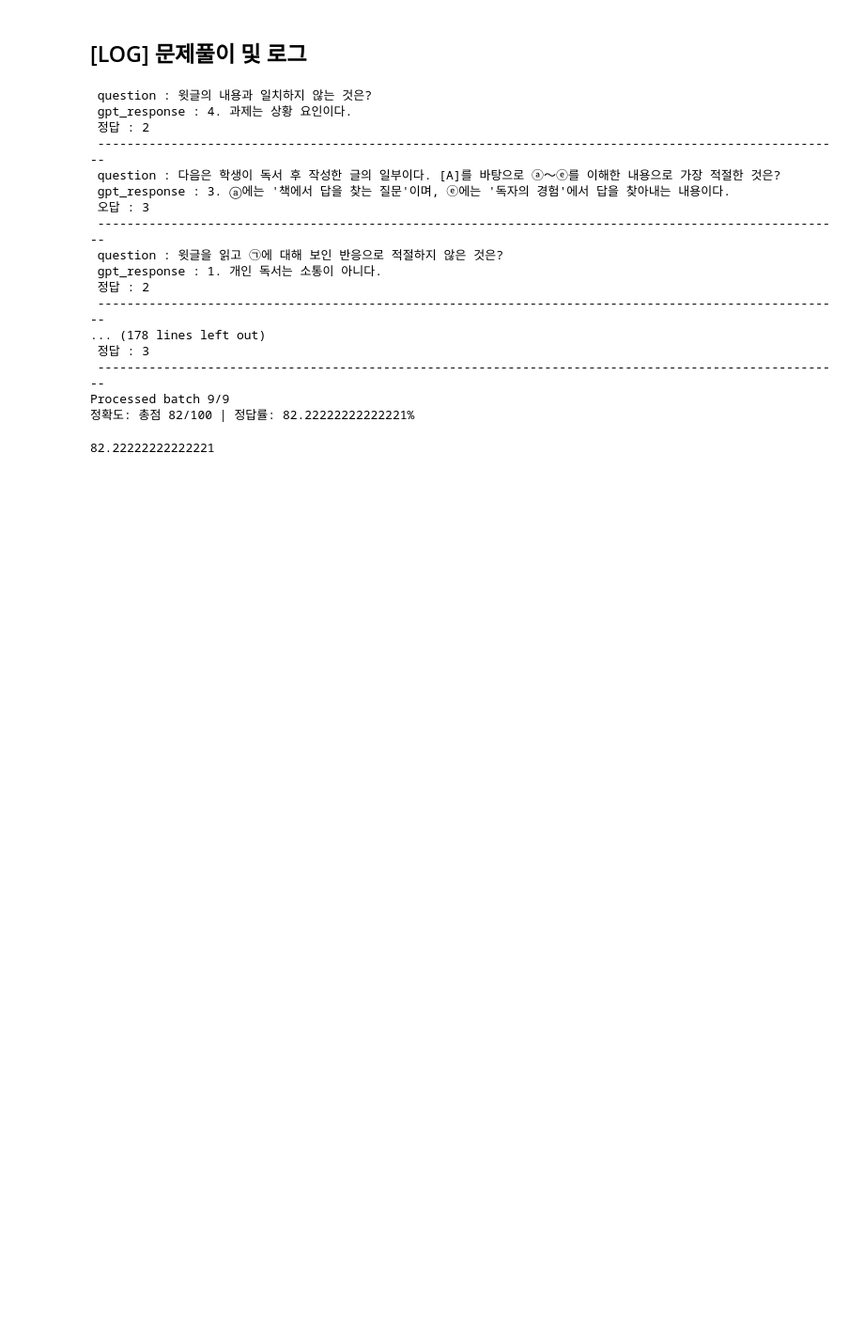
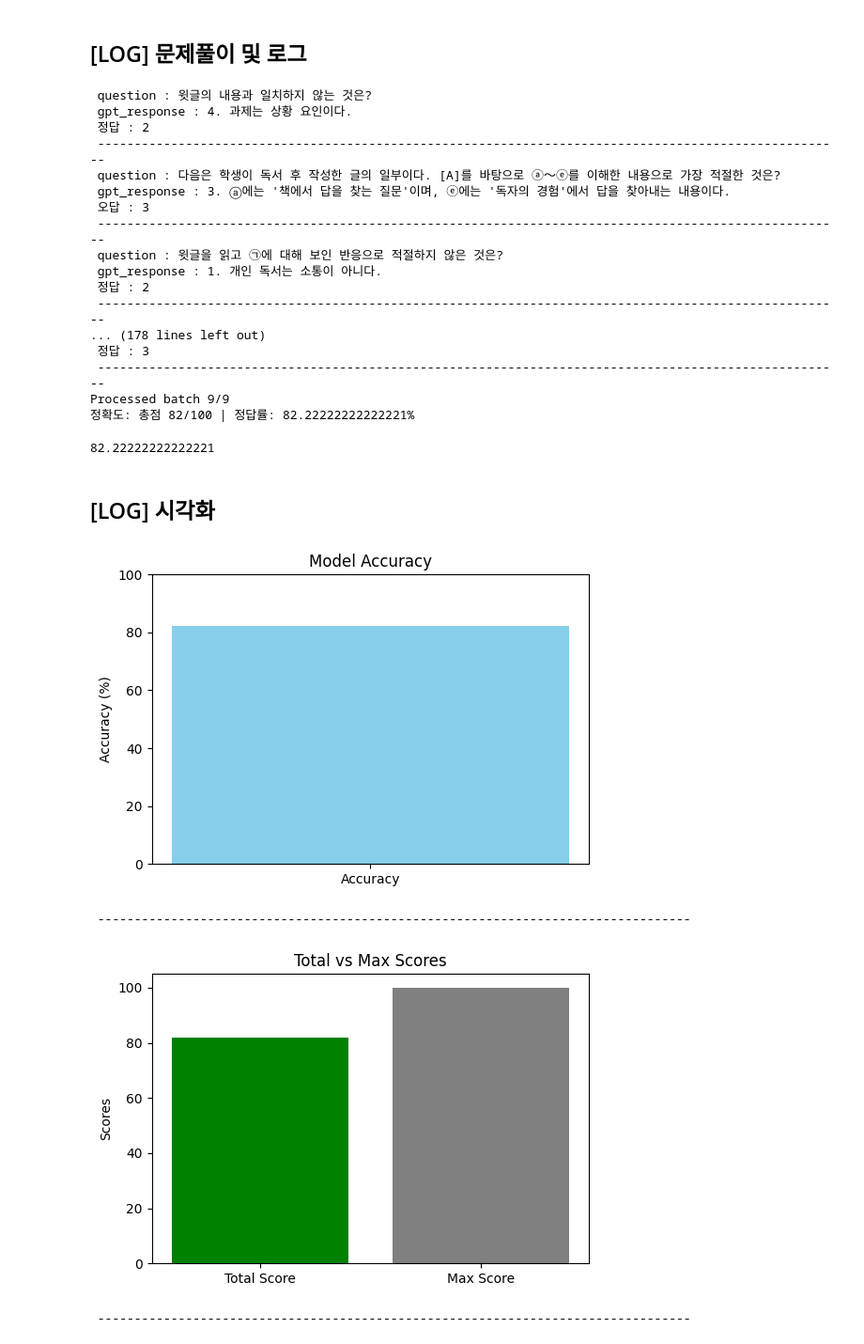
Before and after one commit to rocodoco20/AI1week, a Jupyter notebook: cuda_psy_4Hweek.ipynb, the cells around one changed output. Shown: that part at 94% size. Saved outputs shown, nothing was run; the diff lists cells and outputs as text; code cells hidden in the pictures; blank space fills up the shorter version.

```diff
--- a/cuda_psy_4Hweek.ipynb
+++ b/cuda_psy_4Hweek.ipynb
@@ -283,3 +283,77 @@ evaluate_model(flat_dataset)
 Processed batch 9/9
 정확도: 총점 82/100 | 정답률: 82.22222222222221%
 82.22222222222221
+# %% [markdown]
+## [LOG] 시각화
+# %%
+import matplotlib.pyplot as plt
+import numpy as np
+
+# 데이터 예시
+results = {
+    "total_score": 82,
+    "max_score": 100,
+    "accuracy": 82.22,
+    "batches": [
+        {"batch": 1, "correct": 7, "total": 9},
+        {"batch": 2, "correct": 6, "total": 9},
+        {"batch": 3, "correct": 5, "total": 9},
+        {"batch": 4, "correct": 4, "total": 9},
+        {"batch": 5, "correct": 5, "total": 9},
+        {"batch": 6, "correct": 6, "total": 9},
+        {"batch": 7, "correct": 5, "total": 9},
+        {"batch": 8, "correct": 4, "total": 9},
+        {"batch": 9, "correct": 6, "total": 9}
+    ]
+}
+
+# 정확도 시각화
+def visualize_accuracy(results):
+    plt.figure(figsize=(6, 4))
+    plt.bar(["Accuracy"], [results["accuracy"]], color="skyblue")
+    plt.ylim(0, 100)
+    plt.ylabel("Accuracy (%)")
+    plt.title("Model Accuracy")
+    plt.show()
+
+# 점수 시각화
+def visualize_scores(results):
+    plt.figure(figsize=(6, 4))
+    labels = ["Total Score", "Max Score"]
+    scores = [results["total_score"], results["max_score"]]
+    plt.bar(labels, scores, color=["green", "gray"])
+    plt.ylabel("Scores")
+    plt.title("Total vs Max Scores")
+    plt.show()
+
+# 배치별 점수 시각화
+def visualize_batch_scores(results):
+    batches = [batch["batch"] for batch in results["batches"]]
+    correct = [batch["correct"] for batch in results["batches"]]
+    total = [batch["total"] for batch in results["batches"]]
+
+    x = np.arange(len(batches))
+    width = 0.35
+
+    plt.figure(figsize=(10, 6))
+    plt.bar(x - width/2, correct, width, label="Correct", color="blue")
+    plt.bar(x + width/2, total, width, label="Total", color="orange", alpha=0.7)
+
+    plt.xlabel("Batch")
+    plt.ylabel("Questions")
+    plt.title("Batch-wise Scores")
+    plt.xticks(x, [f"Batch {b}" for b in batches])
+    plt.legend()
+    plt.show()
+
+# 시각화 실행
+visualize_accuracy(results)
+print(' --------------------------------------------------------------------------------- ')
+visualize_scores(results)
+print(' --------------------------------------------------------------------------------- ')
+visualize_batch_scores(results)
+# %% [output]
+[figure, added]
+ ---------------------------------------------------------------------------------
+[figure, added]
+ ---------------------------------------------------------------------------------
```
Also changed, not shown: parts of 2 cells of this notebook.
